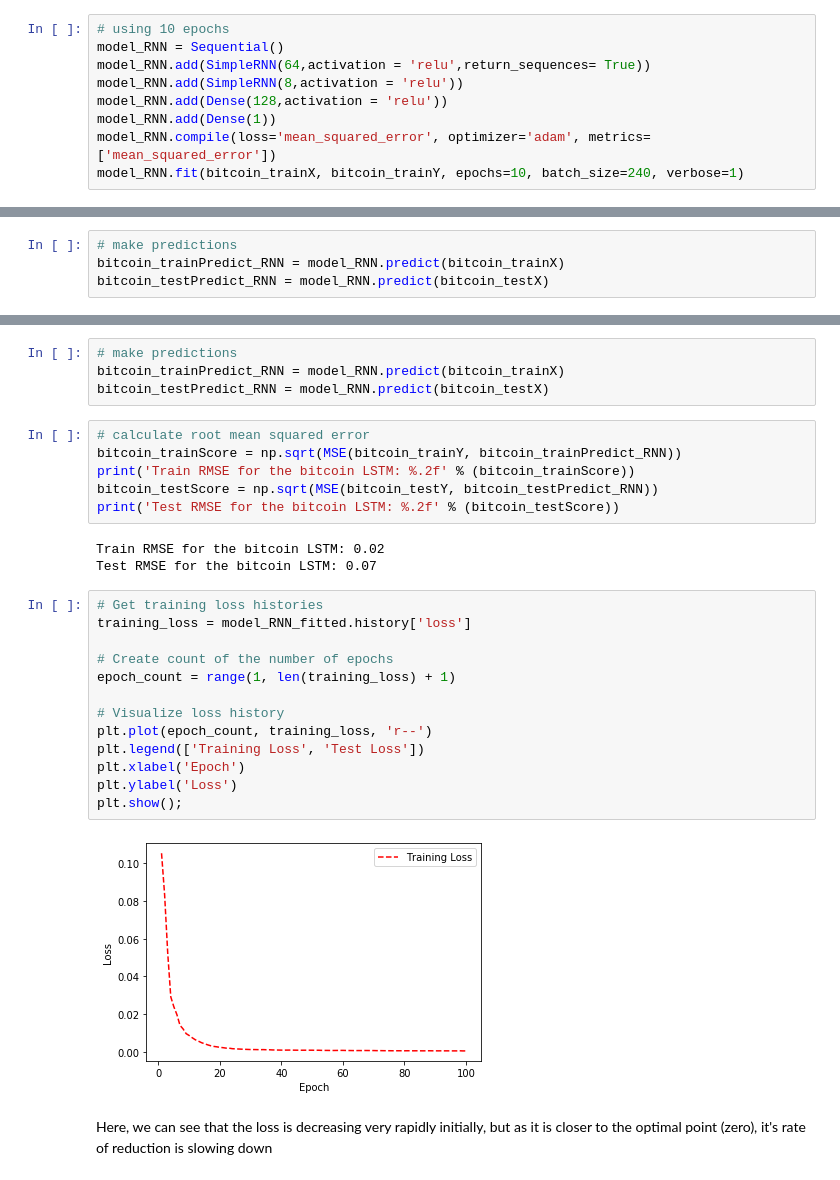
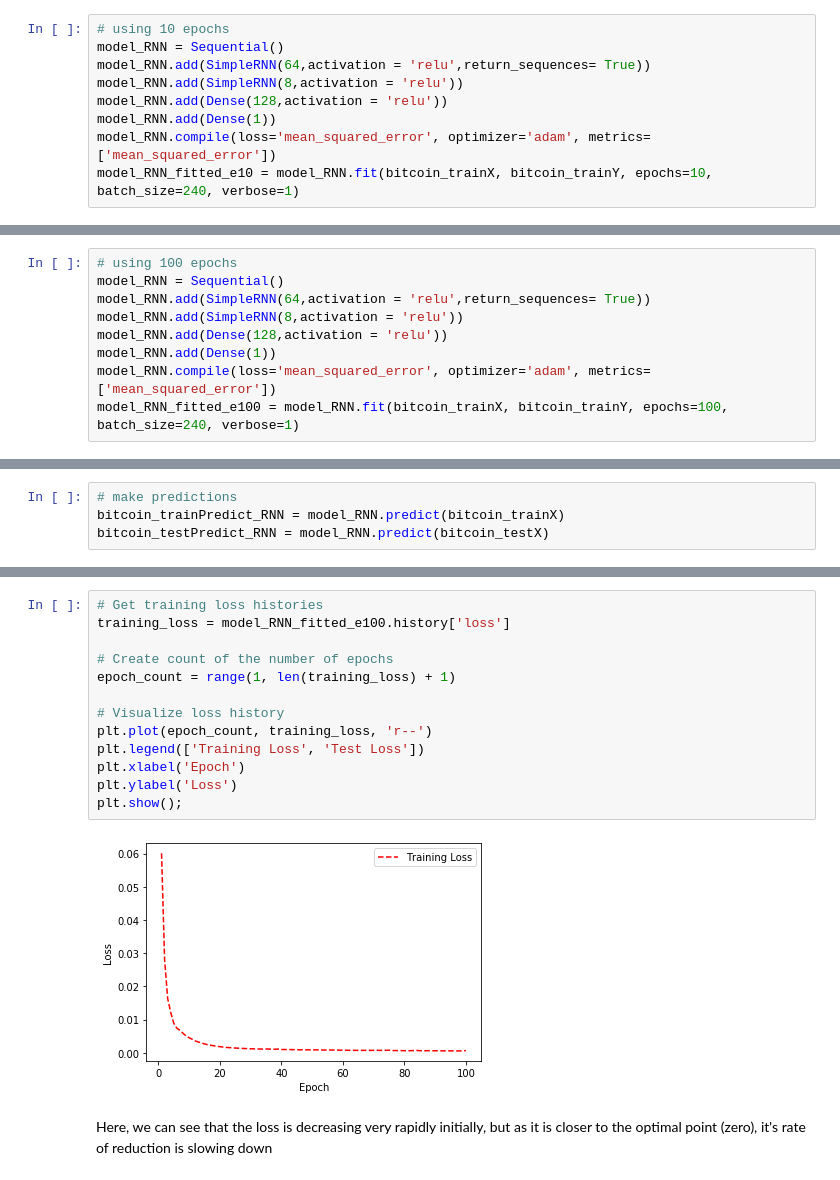
Before and after one commit to MohammedAamerHussain/Crypto-Portfolio-optimization, a Jupyter notebook: Prafulla_RNNs.ipynb, the cells around one changed output, grey strips where cells are left out. Saved outputs shown, nothing was run; the diff lists cells and outputs as text.

```diff
--- a/Prafulla_RNNs.ipynb
+++ b/Prafulla_RNNs.ipynb
@@ -155,7 +181,7 @@ model_RNN.add(SimpleRNN(8,activation = 'relu'))
 model_RNN.add(Dense(128,activation = 'relu'))
 model_RNN.add(Dense(1))
 model_RNN.compile(loss='mean_squared_error', optimizer='adam', metrics=['mean_squared_error'])
-model_RNN.fit(bitcoin_trainX, bitcoin_trainY, epochs=10, batch_size=240, verbose=1)
+model_RNN_fitted_e10 = model_RNN.fit(bitcoin_trainX, bitcoin_trainY, epochs=10, batch_size=240, verbose=1)
 # %% [output]
 Epoch 1/10
 Epoch 2/10
@@ -170,0 +230,9 @@ Epoch 10/10
+# %%
+# using 100 epochs
+model_RNN = Sequential()
+model_RNN.add(SimpleRNN(64,activation = 'relu',return_sequences= True))
+model_RNN.add(SimpleRNN(8,activation = 'relu'))
+model_RNN.add(Dense(128,activation = 'relu'))
+model_RNN.add(Dense(1))
+model_RNN.compile(loss='mean_squared_error', optimizer='adam', metrics=['mean_squared_error'])
+model_RNN_fitted_e100 = model_RNN.fit(bitcoin_trainX, bitcoin_trainY, epochs=100, batch_size=240, verbose=1)
@@ -213,31 +270,18 @@ Epoch 100/100
-# %%
-# make predictions
-bitcoin_trainPredict_RNN = model_RNN.predict(bitcoin_trainX)
-bitcoin_testPredict_RNN = model_RNN.predict(bitcoin_testX)
-# %%
-# calculate root mean squared error
-bitcoin_trainScore = np.sqrt(MSE(bitcoin_trainY, bitcoin_trainPredict_RNN))
-print('Train RMSE for the bitcoin LSTM: %.2f' % (bitcoin_trainScore))
-bitcoin_testScore = np.sqrt(MSE(bitcoin_testY, bitcoin_testPredict_RNN))
-print('Test RMSE for the bitcoin LSTM: %.2f' % (bitcoin_testScore))
-# %% [output]
-Train RMSE for the bitcoin LSTM: 0.02
-Test RMSE for the bitcoin LSTM: 0.07
 # %%
 # Get training loss histories
-training_loss = model_RNN_fitted.history['loss']
+training_loss = model_RNN_fitted_e100.history['loss']
 
 # Create count of the number of epochs
 epoch_count = range(1, len(training_loss) + 1)
 
 # Visualize loss history
 plt.plot(epoch_count, training_loss, 'r--')
 plt.legend(['Training Loss', 'Test Loss'])
 plt.xlabel('Epoch')
 plt.ylabel('Loss')
 plt.show();
 # %% [output]
-[figure, old version]
+[figure, new version]
 # %% [markdown]
 Here, we can see that the loss is decreasing very rapidly initially, but as it is closer to the optimal point (zero), it's rate of reduction is slowing down
 # %% [markdown]
```
Also changed, not shown: parts of 26 cells of this notebook, 1 other file.
